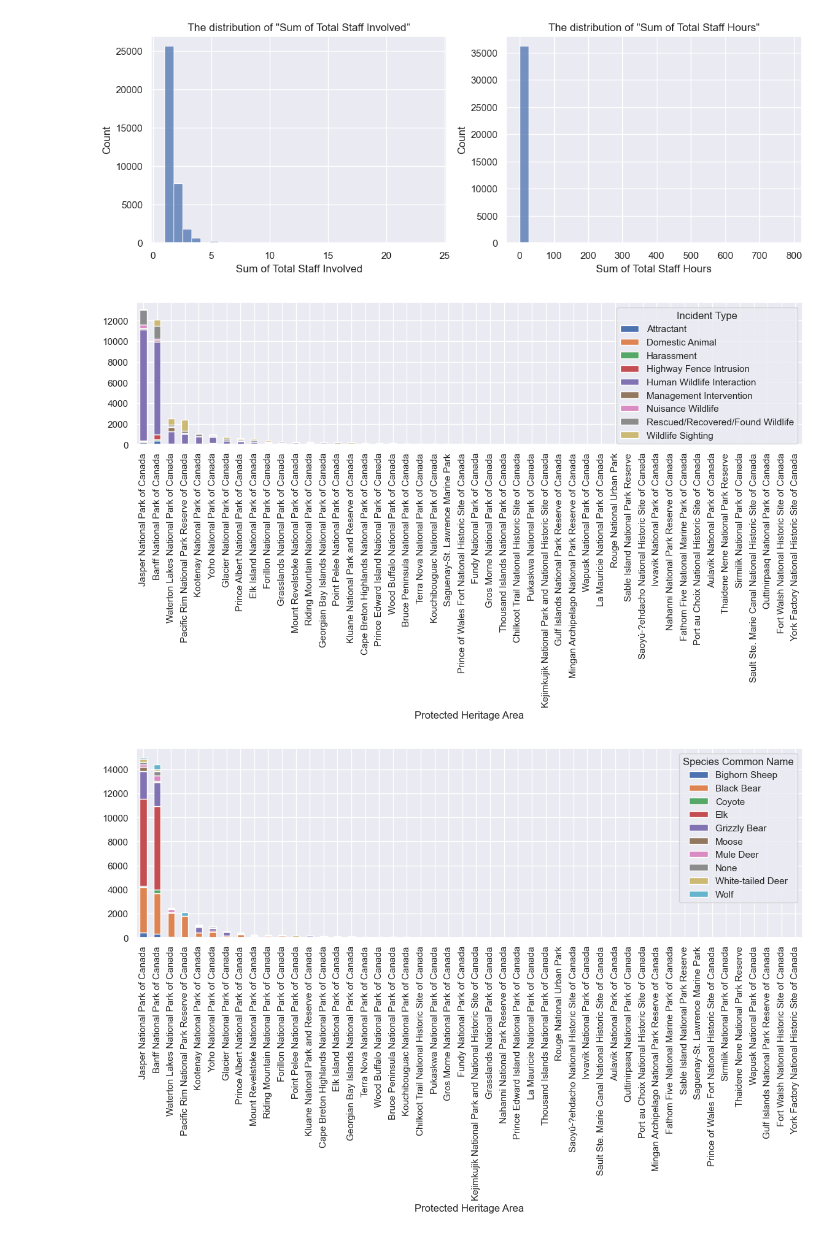
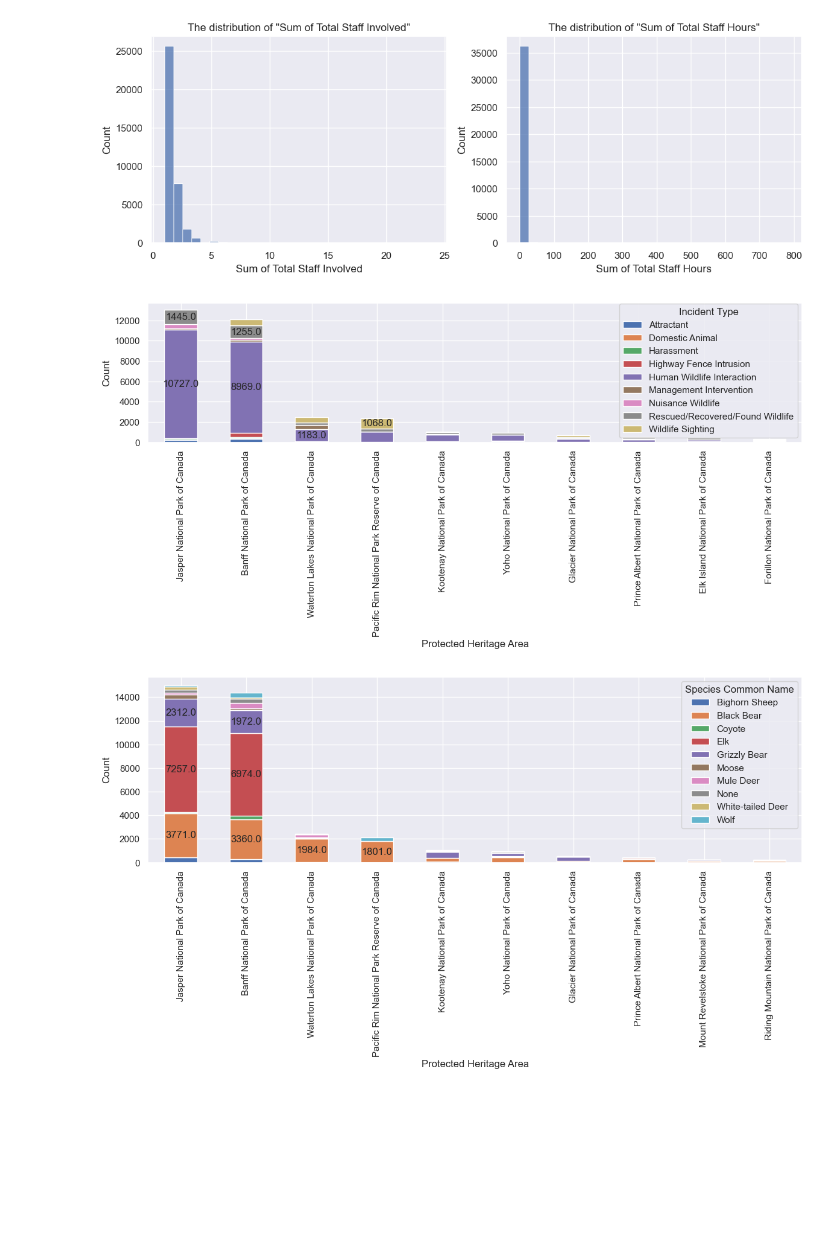
Before and after one commit to YongpengFu/Human-Widelife-Coexistence-Incidents-Canada, a Jupyter notebook: Human-Widelife-Coexistence-Incidents-Canada.ipynb, the cells around one changed output. Drawn from its saved outputs; the diff is of its cells as text; code cells hidden in the pictures; blank space fills up the shorter version.

```diff
--- a/Human-Widelife-Coexistence-Incidents-Canada.ipynb
+++ b/Human-Widelife-Coexistence-Incidents-Canada.ipynb
@@ -148,23 +150,36 @@ plt.show()
 # %%
 #Q2.2: What is the most frequent incident occurred?
 #Q3: Which area has the most chance to have an incident?
 incidents_grouped = incidents.groupby(['Protected Heritage Area', 'Incident Type']).size().unstack().fillna(0)
 incidents_grouped['Total'] = incidents_grouped.sum(axis = 1)
-incidents_grouped = incidents_grouped.sort_values(by=['Total'], ascending=False).drop(columns = ['Total'])
-incidents_grouped.plot(kind= 'bar', stacked = True,figsize=(14,3));
+# I will only look at the top 20 parks based on the number of incidents
+incidents_grouped = incidents_grouped.sort_values(by=['Total'], ascending=False).drop(columns = ['Total']).head(10)
+ax = incidents_grouped.plot(kind= 'bar', stacked = True,figsize=(14,3), ylabel = "Count")
+for c in ax.containers:
+    # Optional: if the segment is small or 0, customize the labels
+    labels = [v.get_height() if v.get_height() > 1000 else '' for v in c]
+    # remove the labels parameter if it's not needed for customized labels
+    ax.bar_label(c, labels=labels, label_type='center')
 # %% [output]
-[figure, old version]
+[figure, new version]
 # %%
 #Q4: What species are having more incidents with human?
 #Because there are too many species, I will only pick the top 10 species
 top10_species = animals_involved.groupby(['Species Common Name']).size().to_frame("size").\
     reset_index().sort_values(by = ['size'], ascending = False).head(10)
-animals_involved_grouped = animals_involved.groupby(['Protected Heritage Area', 'Species Common Name']).size().unstack().fillna(0)
-
-animals_involved_grouped = animals_involved_grouped.loc[:, animals_involved_grouped.columns.isin(top10_species['Species Common Name'])]
-
+animals_involved_grouped = animals_involved.groupby(['Protected Heritage Area',
+                                                     'Species Common Name']).size().unstack().fillna(0)
+animals_involved_grouped = animals_involved_grouped.loc[:,
+                                    animals_involved_grouped.columns.isin(top10_species['Species Common Name'])]
 animals_involved_grouped['Total'] = animals_involved_grouped.sum(axis = 1)
-animals_involved_grouped = animals_involved_grouped.sort_values(by=['Total'], ascending=False).drop(columns = ['Total'])
-animals_involved_grouped.plot(kind= 'bar', stacked = True,figsize=(14,4));
+# I will only look at the top 20 parks based on the number of incidents
+animals_involved_grouped = animals_involved_grouped.sort_values(by=['Total'],
+                                                                ascending=False).drop(columns = ['Total']).head(10)
+ax = animals_involved_grouped.plot(kind= 'bar', stacked = True,figsize=(14,4), ylabel = "Count")
+for c in ax.containers:
+    # Optional: if the segment is small or 0, customize the labels
+    labels = [v.get_height() if v.get_height() > 1000 else '' for v in c]
+    # remove the labels parameter if it's not needed for customized labels
+    ax.bar_label(c, labels=labels, label_type='center')
 # %% [output]
-[figure, old version]
+[figure, new version]
```
Also changed, not shown: parts of 5 cells of this notebook.
